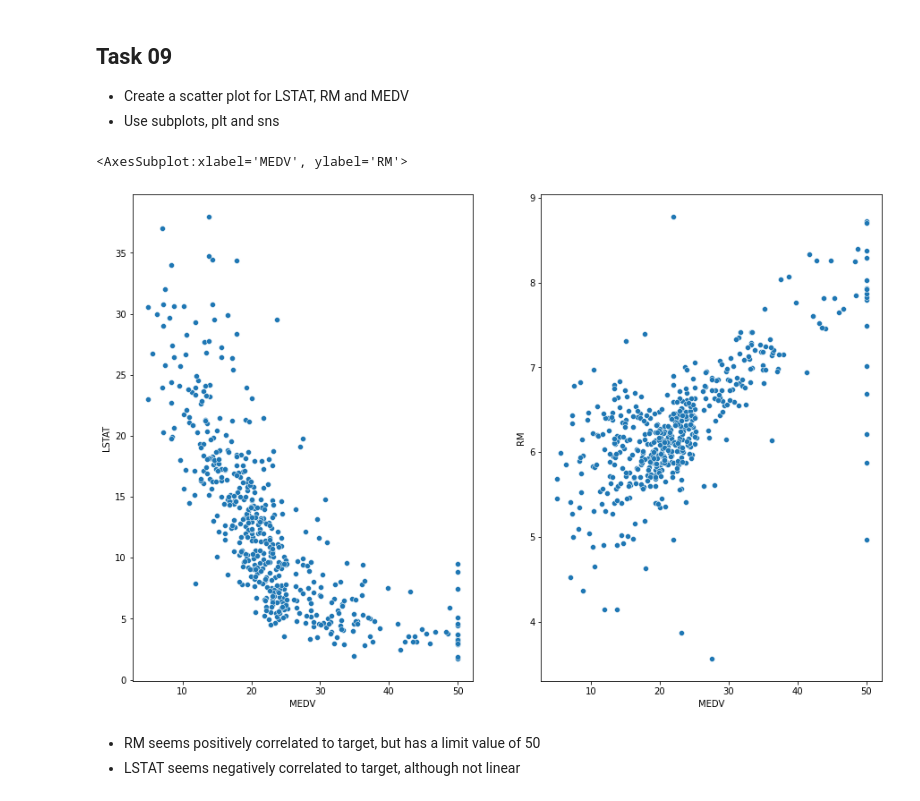
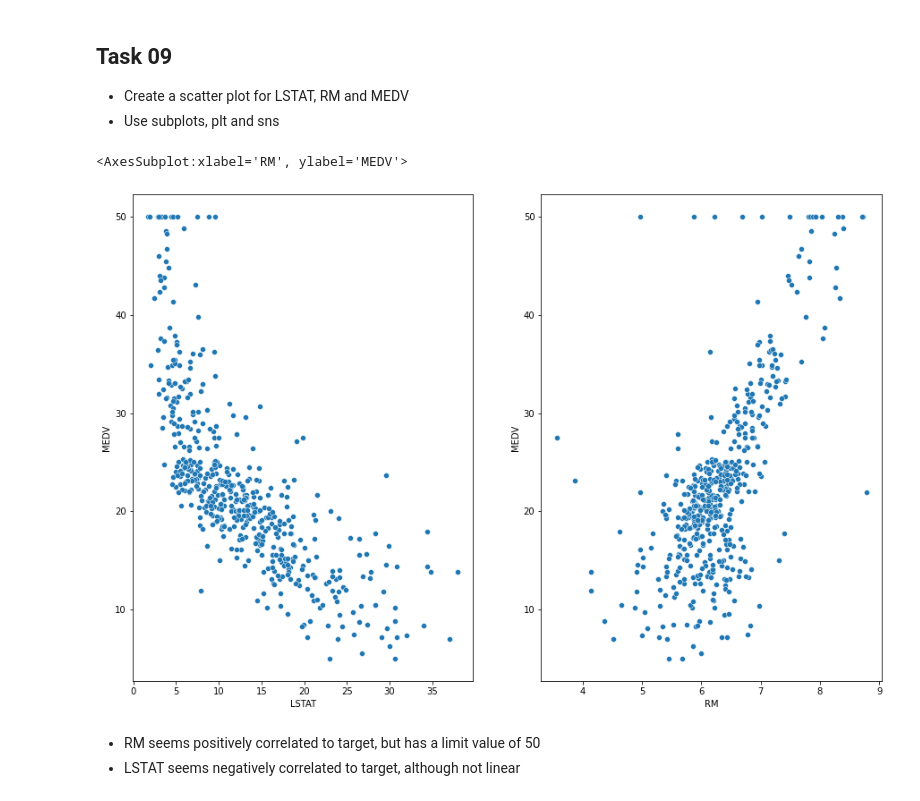
Before and after one commit to leticiaplang/br-regression-project, a Jupyter notebook: task_resolved.ipynb, the cells around one changed output. Drawn from its saved outputs; the diff is of its cells as text; code cells hidden in the pictures.

```diff
--- a/task_resolved.ipynb
+++ b/task_resolved.ipynb
@@ -164,11 +182,11 @@ sns.heatmap(_, annot=True)
 * Use subplots, plt and sns
 # %%
 fig, axs = plt.subplots(1, 2, figsize=(15,10))
-sns.scatterplot(x = houses['MEDV'], y = houses['LSTAT'], ax=axs[0])
-sns.scatterplot(x = houses['MEDV'], y = houses['RM'], ax=axs[1])
+sns.scatterplot(x = houses['LSTAT'], y= houses['MEDV'], ax=axs[0])
+sns.scatterplot(x = houses['RM'], y =  houses['MEDV'], ax=axs[1])
 # %% [output]
-<AxesSubplot:xlabel='MEDV', ylabel='RM'>
+<AxesSubplot:xlabel='RM', ylabel='MEDV'>
-[figure, old version]
+[figure, new version]
 # %% [markdown]
 * RM seems positively correlated to target, but has a limit value of 50
 * LSTAT seems negatively correlated to target, although not linear
```
Also changed, not shown: parts of 14 cells of this notebook.
